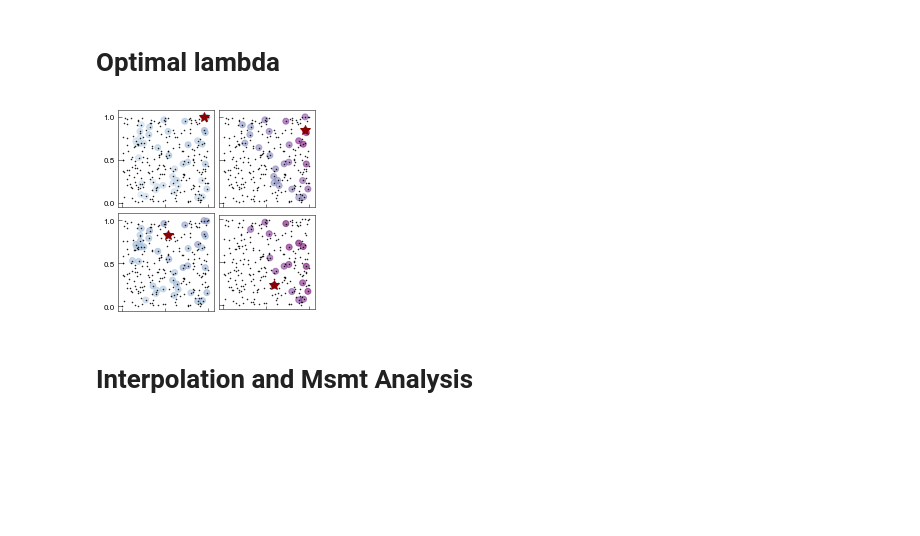
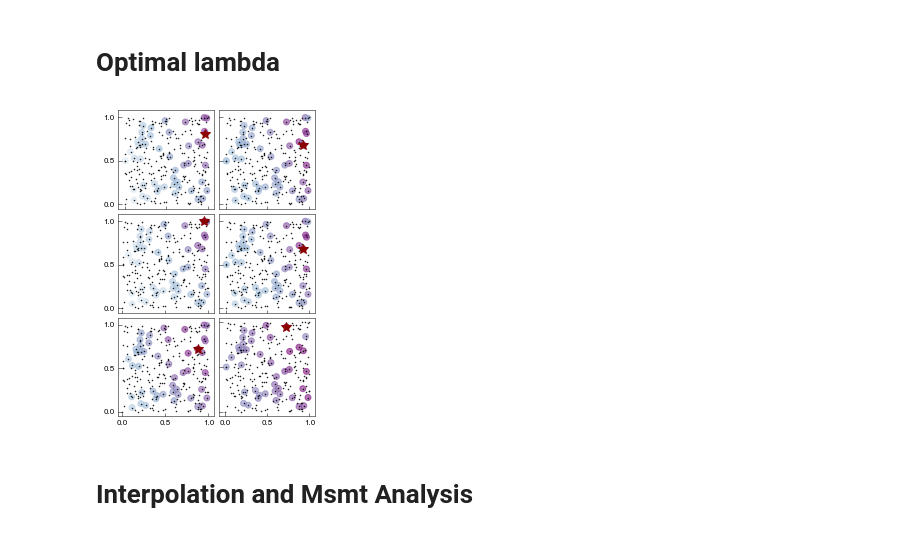
Before and after one commit to qcl-sydney/nmqa, a Jupyter notebook: paperdata/Risk_Matrix_Generator_Plots_datav3.ipynb, the cells around one changed output. Cells and saved outputs as stored; diff of their text form; code cells hidden in the pictures; blank space fills up the shorter version.

```diff
--- a/paperdata/Risk_Matrix_Generator_Plots_datav3.ipynb
+++ b/paperdata/Risk_Matrix_Generator_Plots_datav3.ipynb
@@ -22,4 +22,4 @@ TRUTHKWARGS["OneStepdheight"] = {"low": BARRIER_FLOOR,
                                  "high": BARRIER_HEIGHT}
 TRUTHKWARGS["OneStepdfloorarea"] = FLOOR_RATIO
 
-prefix_list = ['2019_Jun_2D', '2019_Jun_2D_Gssn'] #'2019_Jun_1D'
+prefix_list = ['2019_Jun_1D', '2019_Jun_2D', '2019_Jun_2D_Gssn']
@@ -101,7 +93,7 @@ max_var
 # %% [markdown]
 # Data Analysis
 # %%
-THRESHOLD = 0.1
+THRESHOLD = 0.025
 max_lambda_var_ = max_var
 max_cases = len(weightratioslist)
 max_msmt_var = len(ParamUpdater.meta_max_iter_scan)
@@ -160,9 +152,9 @@ optimal_matrix, naive_matrix, optimal_cases = extract_optimal_cases(max_cases, m
 
 gslayout = gs(3, 2 , top = 0.95, bottom =0.05, left = 0.1, right = 0.9, wspace = 0.05, hspace = 0.05)
 
-pick_msmt_regimes = [1, 9]
+pick_msmt_regimes = [3, 8]
 
-fig = plt.figure(figsize=(cm2inch(8.7),cm2inch(12)))
+fig = plt.figure(figsize=(cm2inch(8.7), cm2inch(12)))
 
 for truth in range(len(weightratioslist)):
 
@@ -197,35 +189,35 @@ for truth in range(len(weightratioslist)):
             if idx_l == 0:
                 break
             better_than_control.append(idx_l)
 
         red_values = np.take(a, better_than_control)
         im = ax.scatter(np.take(lambda1, better_than_control),
                    np.take(lambda2, better_than_control),
                    c= red_values,
                    vmin=0.0, vmax=0.7,
                    cmap='BuPu_r',alpha=0.6)
 
         ax.plot(lambda1[index_array[0]],lambda2[index_array[0]], '*',
                 c=optimal_color, ms=10, alpha=1.)
 
         if idx_opt >0:
             ax.get_yaxis().set_ticklabels([])
         if truth < 2:
             ax.get_xaxis().set_ticklabels([])
 
         # Want square graphs with same number of ticks
-        ax.set_aspect(1.)
+        # ax.set_aspect(1.)
         equaltics = plticker.MultipleLocator(base=0.5) # this locator puts ticks at regular intervals
         ax.xaxis.set_major_locator(equaltics)
         ax.yaxis.set_major_locator(equaltics)
         # ax.set(xlabel=r'$\lambda_i $', ylabel=r'$\lambda_j$')
         # ax.set_title(str(ParamUpdater.meta_max_iter_scan[pick_msmt_regimes[idx_opt]])+', '+str(np.round(a[index_array[0]] / a[0], 3)))
 
 # plt.colorbar(im, ticks=[0.0, 0.7], format='%0.2f', orientation='horizontal')
 plt.savefig('../paperfigs/opt_v3.svg', format='svg', dpi=800)
 plt.show()
 # %% [output]
-[figure, old version]
+[figure, new version]
 # %% [markdown]
 # Interpolation and Msmt Analysis
 # %%
```
Also changed, not shown: parts of 5 cells of this notebook, 9 other files.
